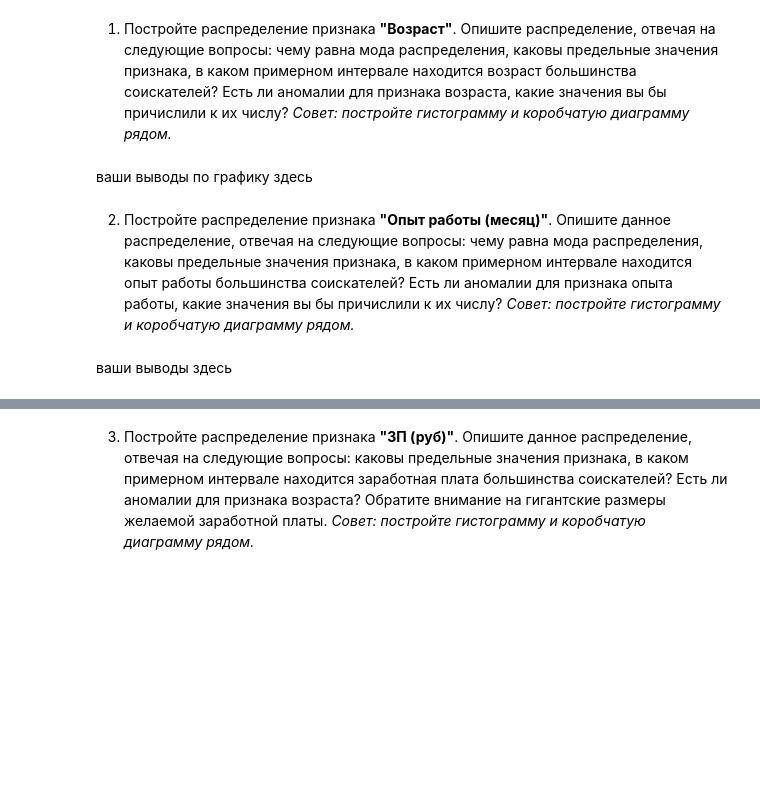
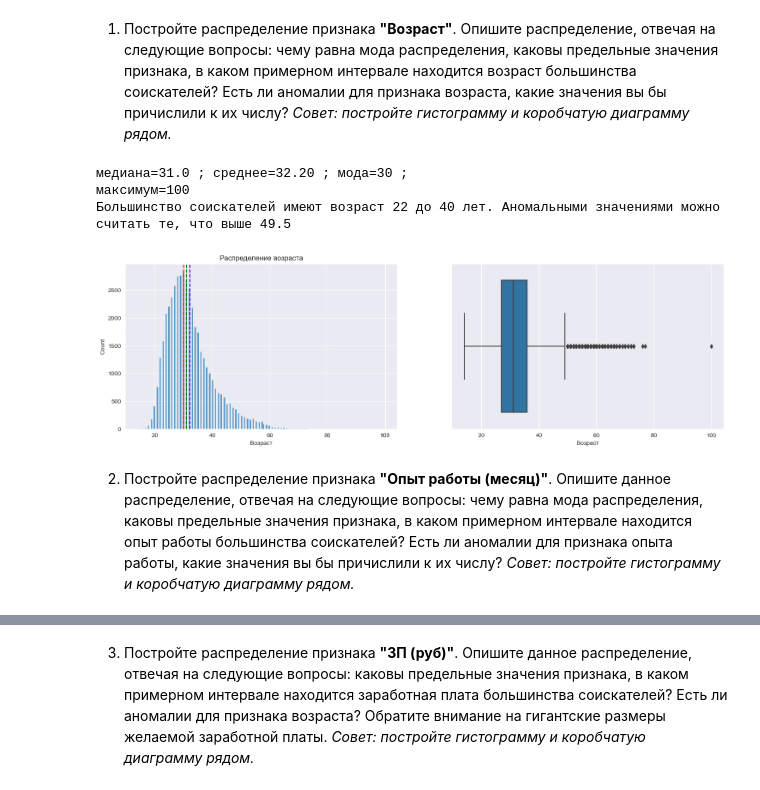
Before and after one commit to HinkevichRoadToDs/HeadHunter-PJ-, a Jupyter notebook: Project-1. Ноутбук-шаблон.ipynb, the cells around one changed output, grey strips where cells are left out. Drawn from its saved outputs; the diff is of its cells as text; code cells hidden in the pictures; blank space fills up the shorter version.

```diff
--- a/Project-1. Ноутбук-шаблон.ipynb
+++ b/Project-1. Ноутбук-шаблон.ipynb
@@ -220,9 +216,13 @@ if re.search(r"\bлет|\bгод",'16 лет'):
 
 *Совет: обратите внимание на то, что структура текста может меняться в зависимости от указания ближайшего метро. Учите это, если будете использовать порядок слов в своей программе.*
 # %%
-million_cities = ['Новосибирск', 'Екатеринбург','Нижний Новгород','Казань', 'Челябинск','Омск', 'Самара', 'Ростов-на-Дону', 'Уфа', 'Красноярск', 'Пермь', 'Воронеж','Волгоград']
+million_cities = ['Новосибирск', 'Екатеринбург', 'Нижний Новгород', 'Казань', 'Челябинск', 'Омск', 'Самара',
+                  'Ростов-на-Дону', 'Уфа', 'Красноярск', 'Пермь', 'Воронеж', 'Волгоград']
+
+
 def extract_data(row):
     city = row[0]
+    city = city.replace(" ", "")
     if city in million_cities:
         city = 'город-миллионник'
     elif any((city == 'Москва', city == 'Санкт-Петербург')):
@@ -232,7 +232,7 @@ def extract_data(row):
 
     removal = row[1]
 
-    if re.search(r'\bм\.',row[1]):
+    if re.search(r'\bм\.', row[1]):
         removal = row[2]
 
     if re.search(r'\bне готов.', removal):
@@ -240,17 +240,20 @@ def extract_data(row):
     else:
         removal = True
     business_trip = row[2]
-    if re.search(r'\bм\.',row[1]):
+    if re.search(r'\bм\.', row[1]):
         business_trip = row[3]
     if re.search(r'\bне готов.', business_trip):
         business_trip = False
     else:
         business_trip = True
-    result = pd.Series(data =[city,removal,business_trip],index = ['Город','Готовность к переезду','Готовность к командировкам'])
+    result = pd.Series(data=[city, removal, business_trip],
+                       index=['Город', 'Готовность к переезду', 'Готовность к командировкам'])
     return result
-df[['Город','Готовность к переезду','Готовность к командировкам']] = \
-    df['Город, переезд, командировки'].apply(lambda col: extract_data(col.split(',')) )
-df = df.drop('Город, переезд, командировки', axis = 1)
+
+
+df[['Город', 'Готовность к переезду', 'Готовность к командировкам']] = df['Город, переезд, командировки'].apply(
+    lambda col: extract_data(col.split(',')))
+df = df.drop('Город, переезд, командировки', axis=1)
 display(df.head(3))
 # %% [output]
 |  | Пол, возраст | ЗП | Ищет работу на должность: | Занятость | График | Последнее/нынешнее место работы | ... |
@@ -406,5 +408,28 @@ dtype: object
-# %% [markdown]
-ваши выводы по графику здесь
+# %%
+fig, axes = plt.subplots(1, 2, figsize=(18, 5))
+hist_ = sns.histplot(df['Возраст'], kde=False, ax=axes[0])
+mode = df['Возраст'].mode()[0]
+median = df['Возраст'].median()
+mean = df['Возраст'].mean()
+hist_.axvline(mode, color='r', linestyle='--')
+hist_.axvline(median, color='g', linestyle='--')
+hist_.axvline(mean, color='b', linestyle='--')
+hist_.set_title('Распределение возраста')
+sns.boxplot(x=df['Возраст'], ax=axes[1]);
+Q1 = df['Возраст'].quantile(0.25)
+Q3 = df['Возраст'].quantile(0.75)
+IQR = Q3 - Q1
+upper_bound = Q3 + 1.5 * IQR
+print(f'''
+медиана={df['Возраст'].median()} ; среднее={df['Возраст'].mean():0.2f} ; мода={df['Возраст'].mode()[0]} ;
+максимум={df['Возраст'].max()}
+Большинство соискателей имеют возраст 22 до 40 лет. Аномальными значениями можно считать те, что выше {upper_bound}
+''')
+# %% [output]
+медиана=31.0 ; среднее=32.20 ; мода=30 ;
+максимум=100
+Большинство соискателей имеют возраст 22 до 40 лет. Аномальными значениями можно считать те, что выше 49.5
+[figure, added]
 # %% [markdown]
 2. Постройте распределение признака **"Опыт работы (месяц)"**. Опишите данное распределение, отвечая на следующие вопросы: чему равна мода распределения, каковы предельные значения признака, в каком примерном интервале находится опыт работы большинства соискателей? Есть ли аномалии для признака опыта работы, какие значения вы бы причислили к их числу?
 *Совет: постройте гистограмму и коробчатую диаграмму рядом.*
@@ -413,2 +435,0 @@ dtype: object
-# %% [markdown]
-ваши выводы здесь
```
Also changed, not shown: parts of 52 cells of this notebook.
